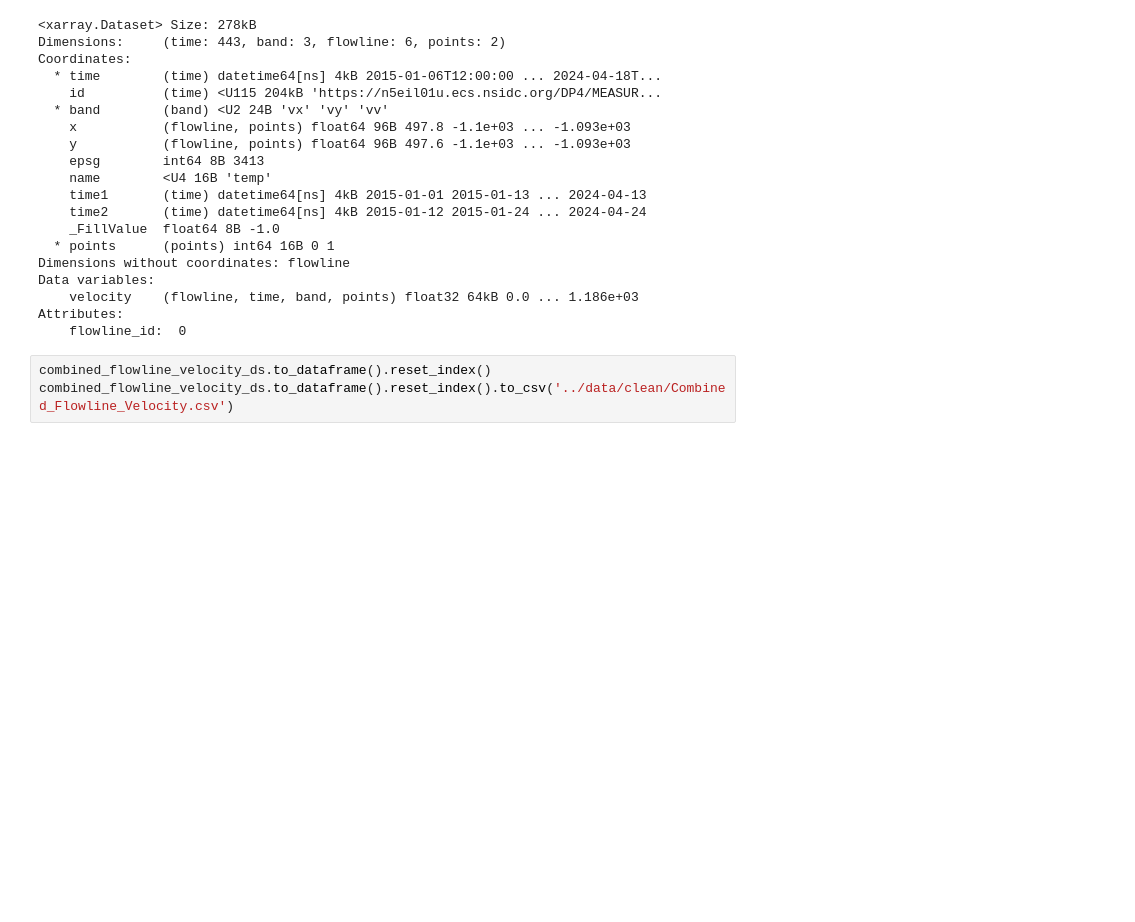
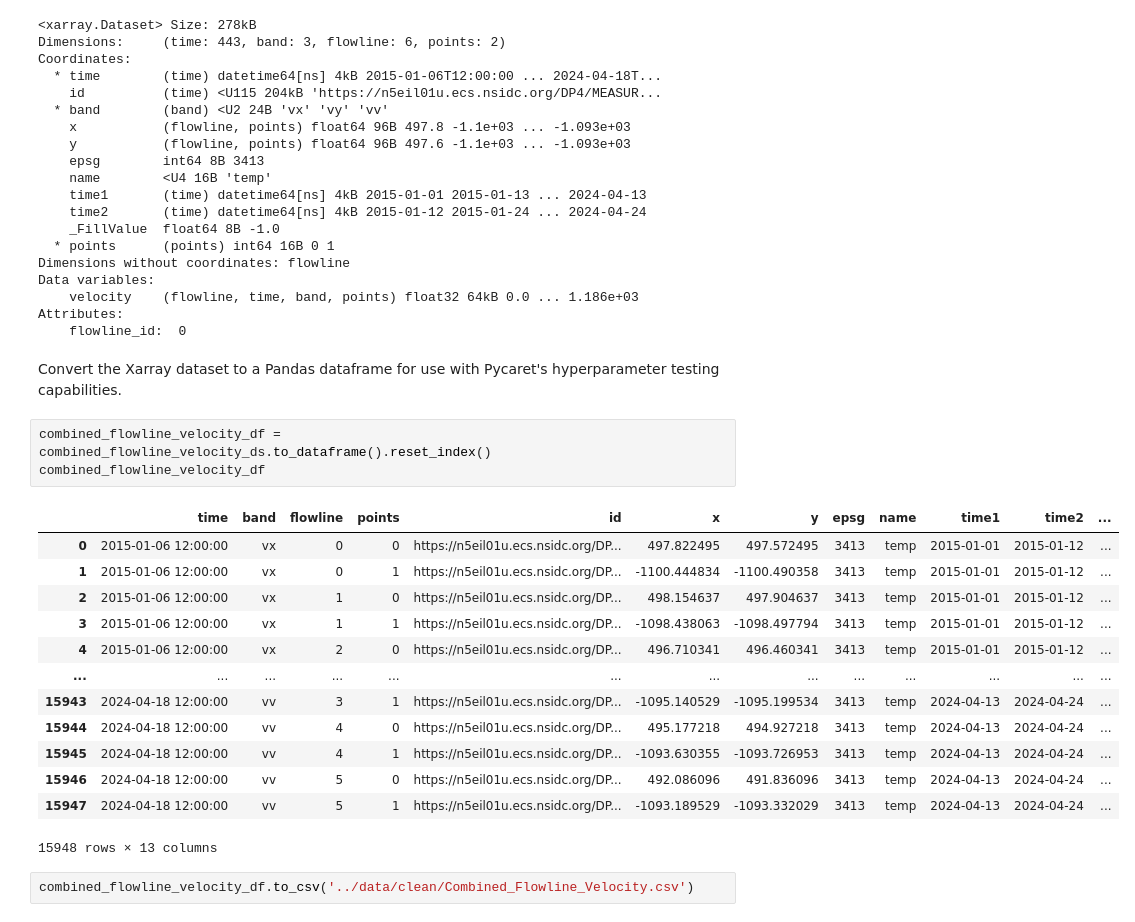
Before and after one commit to cjense/seasonal-icevelocity-prediction, a Jupyter notebook: notebooks/extract_flowlinedata.ipynb, the cells around one changed output. Saved outputs shown, nothing was run; the diff lists cells and outputs as text; blank space fills up the shorter version.

```diff
--- a/notebooks/extract_flowlinedata.ipynb
+++ b/notebooks/extract_flowlinedata.ipynb
@@ -156,6 +156,24 @@ Data variables:
     velocity    (flowline, time, band, points) float32 64kB 0.0 ... 1.186e+03
 Attributes:
     flowline_id:  0
+# %% [markdown]
+Convert the Xarray dataset to a Pandas dataframe for use with Pycaret's hyperparameter testing capabilities.
+# %%
+combined_flowline_velocity_df = combined_flowline_velocity_ds.to_dataframe().reset_index()
+combined_flowline_velocity_df
+# %% [output]
+|  | time | band | flowline | points | id | x | y | epsg | name | time1 | time2 | ... |
+| 0 | 2015-01-06 12:00:00 | vx | 0 | 0 | https://n5eil01u.ecs.nsidc.org/DP... | 497.822495 | 497.572495 | 3413 | temp | 2015-01-01 | 2015-01-12 | ... |
+| 1 | 2015-01-06 12:00:00 | vx | 0 | 1 | https://n5eil01u.ecs.nsidc.org/DP... | -1100.444834 | -1100.490358 | 3413 | temp | 2015-01-01 | 2015-01-12 | ... |
+| 2 | 2015-01-06 12:00:00 | vx | 1 | 0 | https://n5eil01u.ecs.nsidc.org/DP... | 498.154637 | 497.904637 | 3413 | temp | 2015-01-01 | 2015-01-12 | ... |
+| 3 | 2015-01-06 12:00:00 | vx | 1 | 1 | https://n5eil01u.ecs.nsidc.org/DP... | -1098.438063 | -1098.497794 | 3413 | temp | 2015-01-01 | 2015-01-12 | ... |
+| 4 | 2015-01-06 12:00:00 | vx | 2 | 0 | https://n5eil01u.ecs.nsidc.org/DP... | 496.710341 | 496.460341 | 3413 | temp | 2015-01-01 | 2015-01-12 | ... |
+| ... | ... | ... | ... | ... | ... | ... | ... | ... | ... | ... | ... | ... |
+| 15943 | 2024-04-18 12:00:00 | vv | 3 | 1 | https://n5eil01u.ecs.nsidc.org/DP... | -1095.140529 | -1095.199534 | 3413 | temp | 2024-04-13 | 2024-04-24 | ... |
+| 15944 | 2024-04-18 12:00:00 | vv | 4 | 0 | https://n5eil01u.ecs.nsidc.org/DP... | 495.177218 | 494.927218 | 3413 | temp | 2024-04-13 | 2024-04-24 | ... |
+| 15945 | 2024-04-18 12:00:00 | vv | 4 | 1 | https://n5eil01u.ecs.nsidc.org/DP... | -1093.630355 | -1093.726953 | 3413 | temp | 2024-04-13 | 2024-04-24 | ... |
+| 15946 | 2024-04-18 12:00:00 | vv | 5 | 0 | https://n5eil01u.ecs.nsidc.org/DP... | 492.086096 | 491.836096 | 3413 | temp | 2024-04-13 | 2024-04-24 | ... |
+| 15947 | 2024-04-18 12:00:00 | vv | 5 | 1 | https://n5eil01u.ecs.nsidc.org/DP... | -1093.189529 | -1093.332029 | 3413 | temp | 2024-04-13 | 2024-04-24 | ... |
+15948 rows × 13 columns
 # %%
-combined_flowline_velocity_ds.to_dataframe().reset_index()
-combined_flowline_velocity_ds.to_dataframe().reset_index().to_csv('../data/clean/Combined_Flowline_Velocity.csv')
+combined_flowline_velocity_df.to_csv('../data/clean/Combined_Flowline_Velocity.csv')
```
